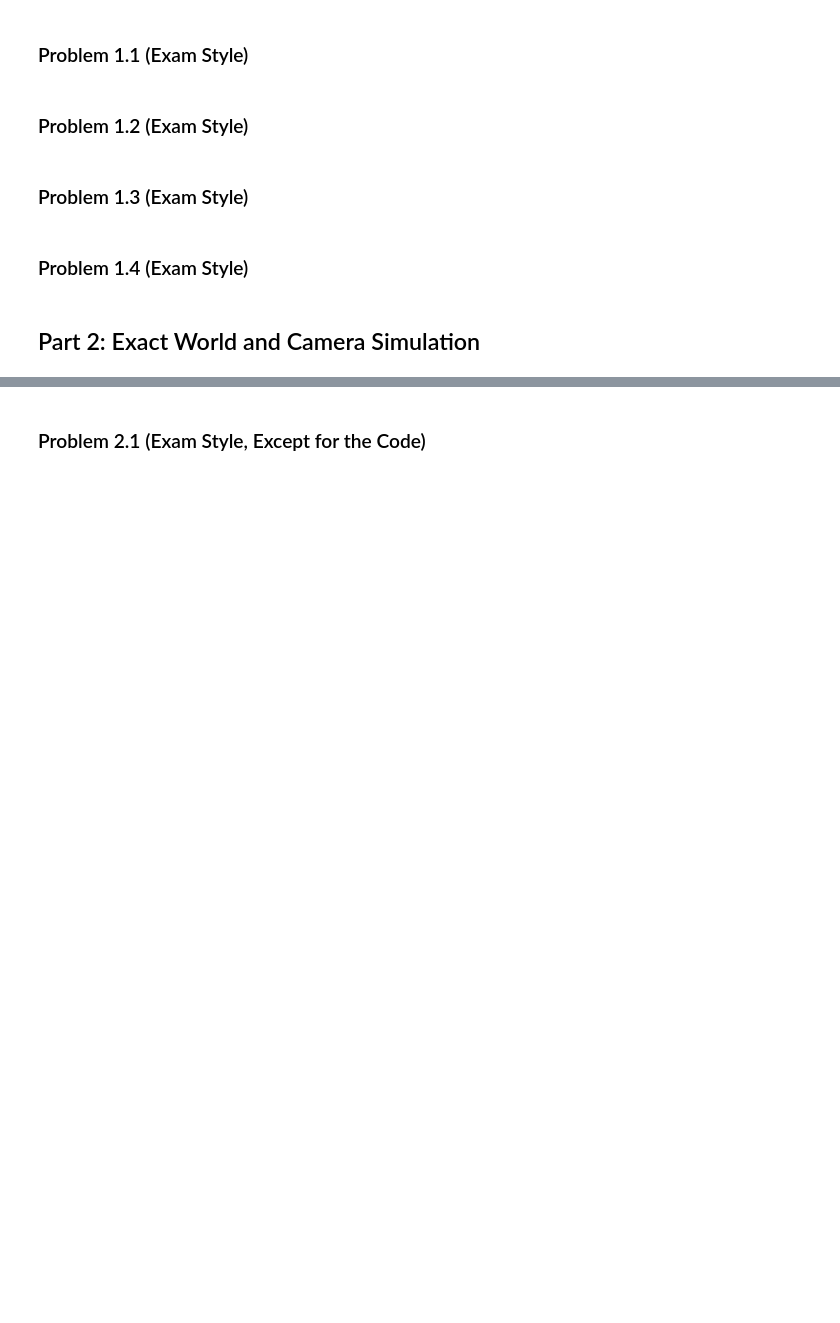
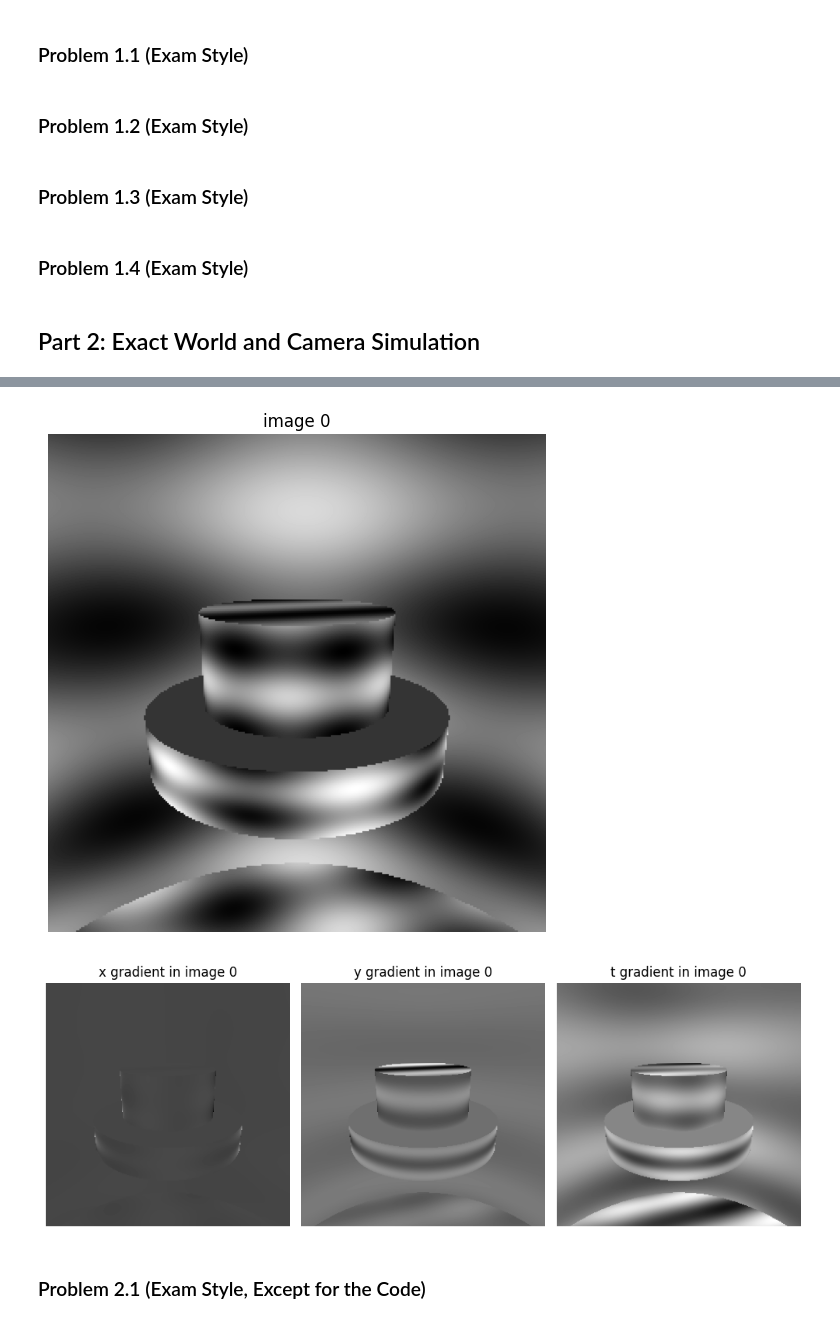
Before and after one commit to mhy-666/ComputerVision, a Jupyter notebook: Homework3/homework03.ipynb, the cells around one changed output, grey strips where cells are left out. Saved outputs shown, nothing was run; the diff lists cells and outputs as text; code cells hidden in the pictures; blank space fills up the shorter version.

```diff
--- a/Homework3/homework03.ipynb
+++ b/Homework3/homework03.ipynb
@@ -58,6 +55,19 @@ from ideal import displacement, show_image_pair
 # %%
 frame_number_0 = 0.
 image_0, image_0_gradient = make_image(frame_number_0, camera, world, grad=True)
+# %%
+show_image_pair(image_0, None)
+
+plt.figure(figsize=(10, 3.7), tight_layout=True)
+for index, coordinate in ((0, 'x'), (1, 'y'), (2, 't')):
+    plt.subplot(1, 3, index + 1)
+    plt.imshow(image_0_gradient[:, :, index], cmap='gray')
+    plt.axis('off')
+    plt.title('{} gradient in image 0'.format(coordinate))
+plt.show()
+# %% [output]
+[figure, added]
+[figure, added]
 # %%
 u = motion_field(frame_number_0, camera, world)
 # %%
```
Also changed, not shown: parts of 9 cells of this notebook, 4 other files.
